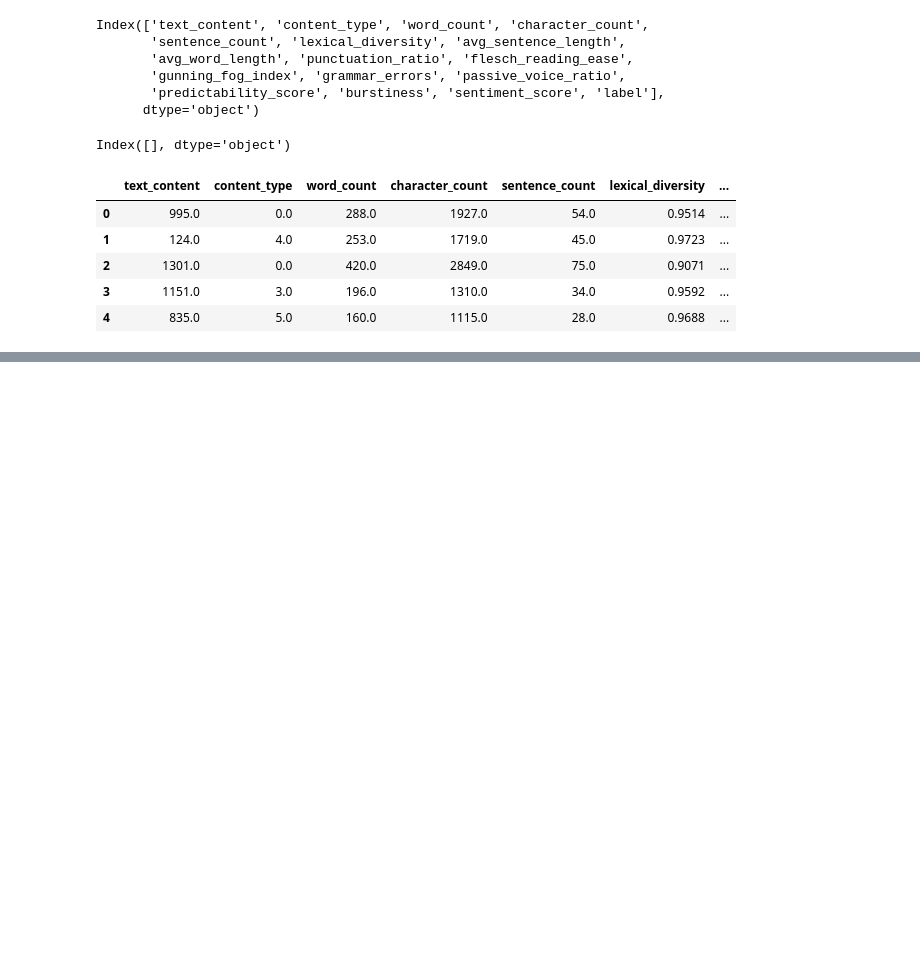
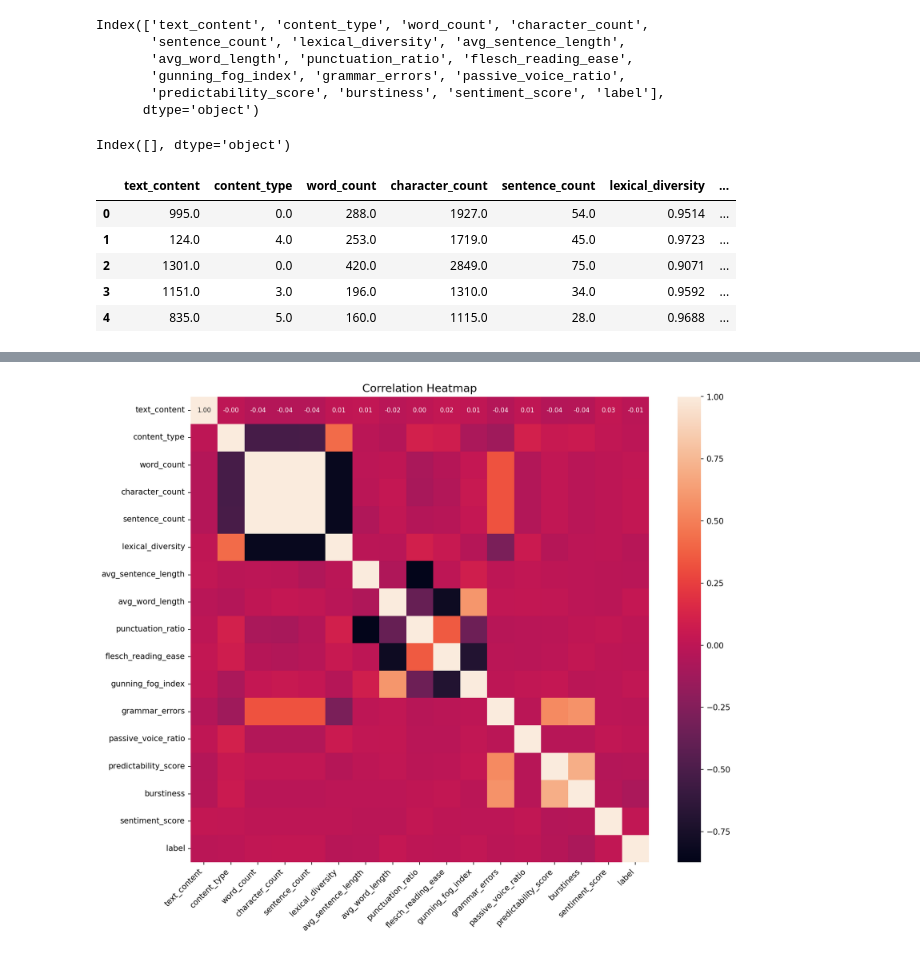
Before and after one commit to MfB010193/Machine-Learning-Pipeline, a Jupyter notebook: Machine Learning Pipeline.ipynb, the cells around one changed output, grey strips where cells are left out. Saved outputs shown, nothing was run; the diff lists cells and outputs as text; code cells hidden in the pictures; blank space fills up the shorter version.

```diff
--- a/Machine Learning Pipeline.ipynb
+++ b/Machine Learning Pipeline.ipynb
@@ -445,0 +447,19 @@ inliers.head()
+# %%
+plt.figure(figsize=(12, 10), dpi=150)  # Wider figure size
+corr_matrix = inliers.corr()
+
+sns.heatmap(
+    corr_matrix,
+    annot=True,
+    fmt='.2f',
+      # Better color contrast
+    annot_kws={"size": 8},  # Smaller annotation text
+)
+
+plt.xticks(rotation=45, ha='right')  # Rotate x-axis labels
+plt.yticks(rotation=0)               # Keep y-axis labels horizontal
+plt.title("Correlation Heatmap", fontsize=14)
+plt.tight_layout()  # Avoid label cut-off
+plt.show()
+# %% [output]
+[figure, added]
```
Also changed, not shown: parts of 11 cells of this notebook.
